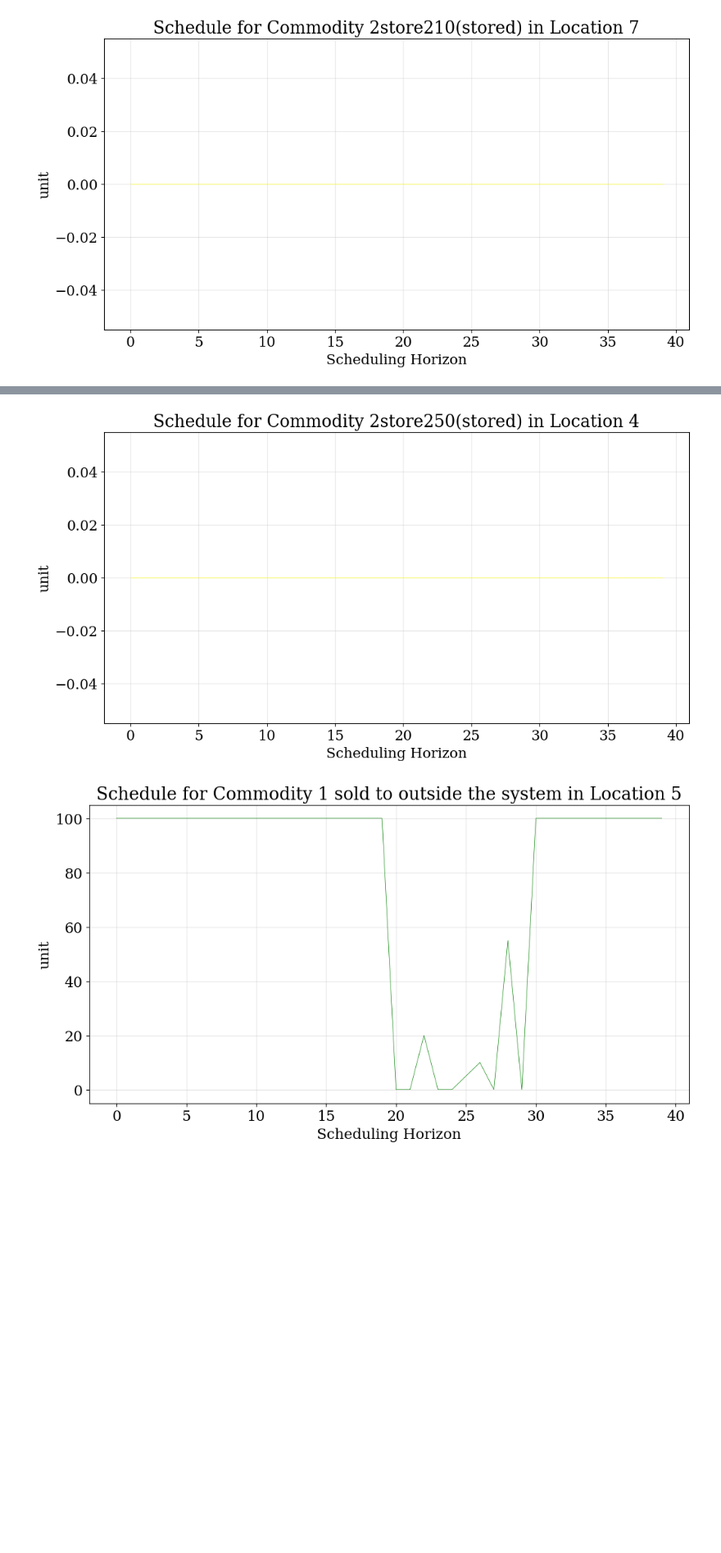
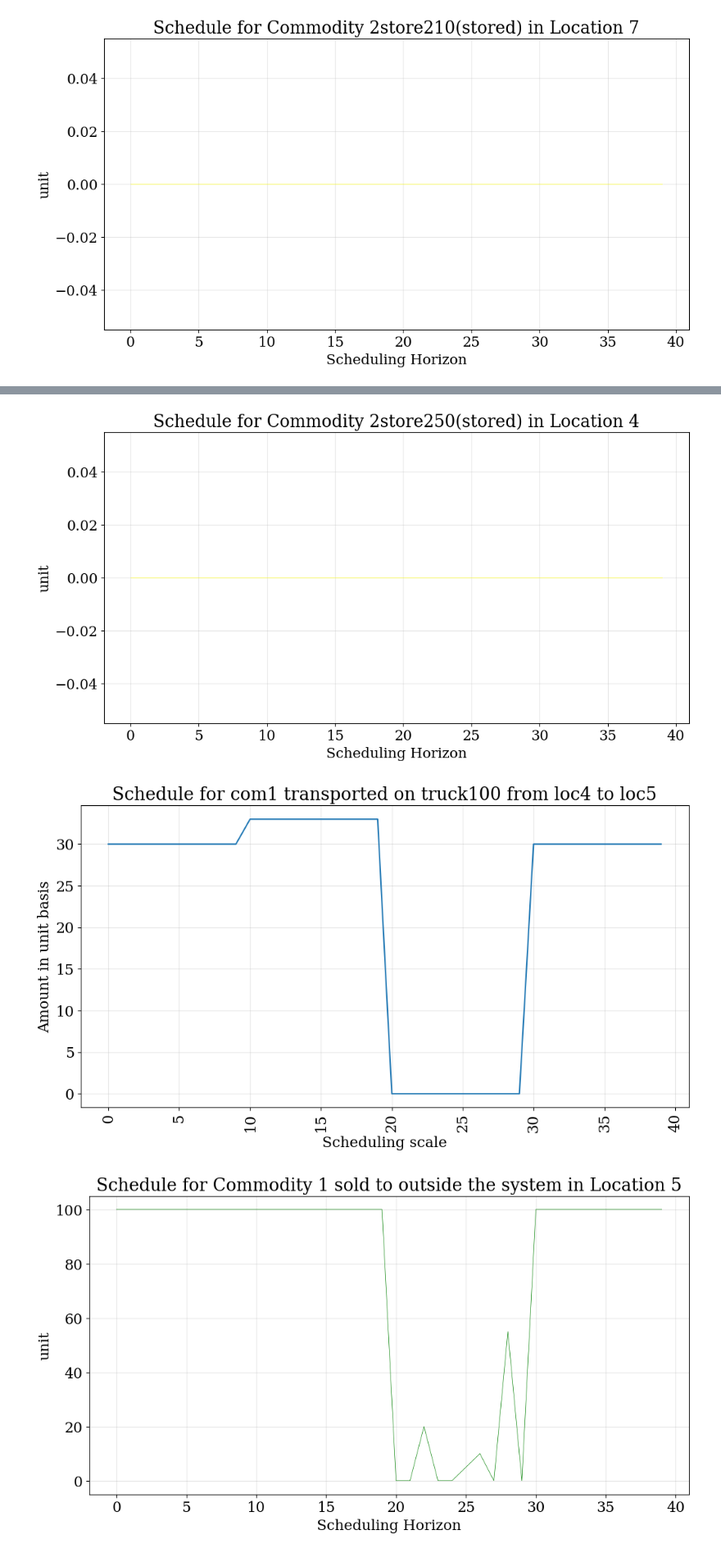
Before and after one commit to TAMUparametric/energiapy, a Jupyter notebook: docs/notebooks/ivanov-model/IvanovCaseStudy.ipynb, the cells around one changed output, grey strips where cells are left out. Shown: that part at 82% size. Drawn from its saved outputs; the diff is of its cells as text; code cells hidden in the pictures; blank space fills up the shorter version.

```diff
--- a/docs/notebooks/ivanov-model/IvanovCaseStudy.ipynb
+++ b/docs/notebooks/ivanov-model/IvanovCaseStudy.ipynb
@@ -224,9 +224,11 @@ plot_results.schedule(results=results, y_axis='Inv', component='store210_com2_st
 # %%
 plot_results.schedule(results=results, y_axis='Inv', component='store150_com1_stored', location='loc4', color='green')
 plot_results.schedule(results=results, y_axis='Inv', component='store250_com2_stored', location='loc4', color='yellow')
+plot_results.transport(results=results, source='loc4', sink='loc5', resource='com1',transport='truck100', color='green')
 # %% [output]
 [figure]
 [figure]
+[figure, added]
 # %%
 plot_results.schedule(results=results, y_axis='S', component='com1_sold', location='loc5', color='green')
 plot_results.schedule(results=results, y_axis='S', component='com2_sold', location='loc5', color='yellow')
```
Also changed, not shown: 1 other file.
